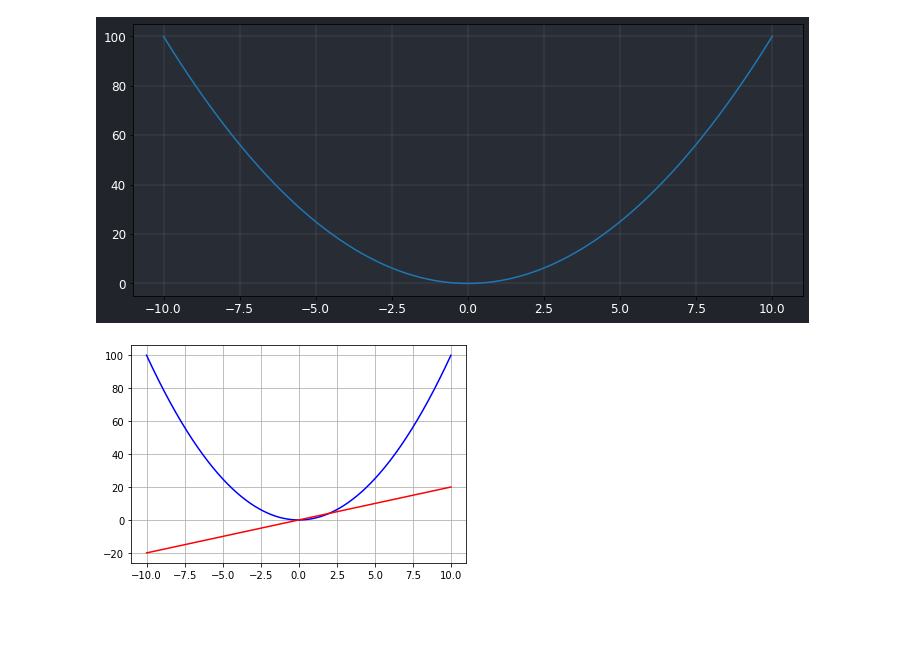
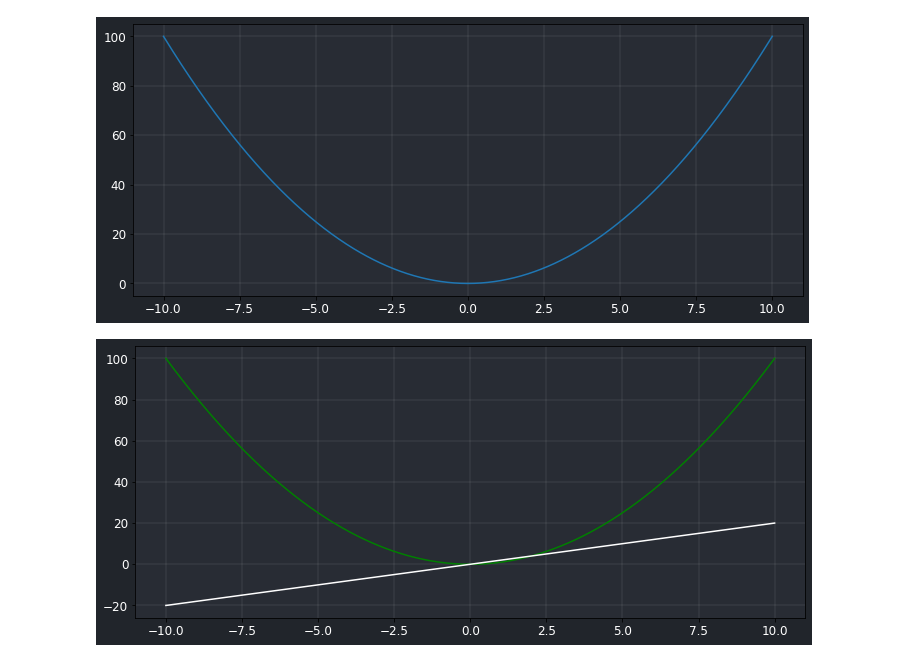
Before and after one commit to JuanFeA98/Estadistica_Probabilidad, a Jupyter notebook: Calculo_Diferencial/Calculo_Diferencial.ipynb, the cells around one changed output. Drawn from its saved outputs; the diff is of its cells as text; code cells hidden in the pictures; blank space fills up the shorter version.

```diff
--- a/Calculo_Diferencial/Calculo_Diferencial.ipynb
+++ b/Calculo_Diferencial/Calculo_Diferencial.ipynb
@@ -31,11 +30,21 @@ plt.show()
 [figure]
 # %%
 def df(f):
-    h = 0.000001
+    h = 0.000000000001
     return (f(x + h) - f(x))/h
 # %%
-plt.plot(x, y, 'b')
-plt.plot(x, df(f), 'r')
-plt.grid()
+fig, ax = plt.subplots(figsize=(12, 5))
+
+plt.grid(visible=True, linewidth=0.1, color='white')
+fig.patch.set_facecolor('#21252b')
+ax.set_facecolor('#282c34')
+
+plt.plot(x, y, 'g')
+plt.plot(x, df(f), 'w')
+
+plt.xticks(color='white', size=12)
+plt.yticks(color='white', size=12)
+
+plt.show()
 # %% [output]
-[figure, old version]
+[figure, new version]
```
Also changed, not shown: parts of 1 cell of this notebook, 1 other file.
